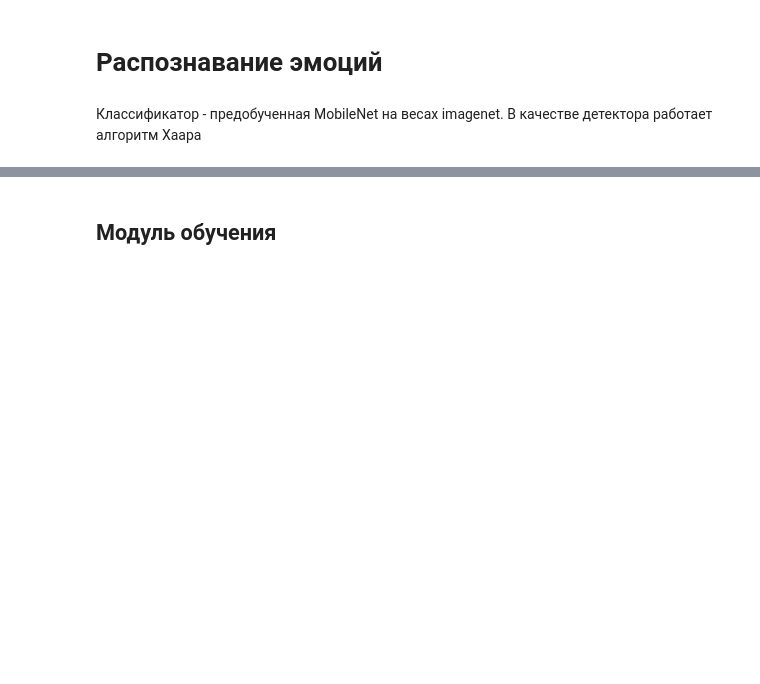
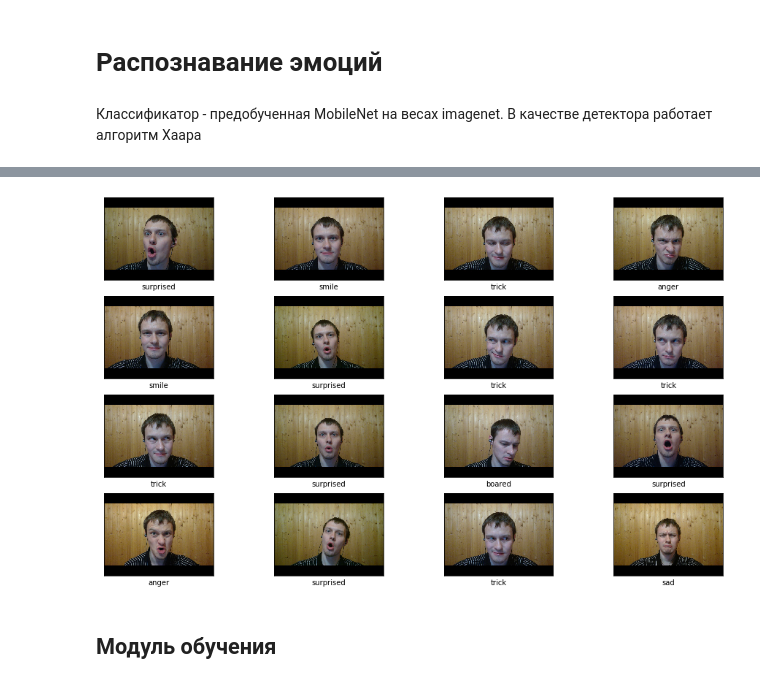
Before and after one commit to Nickel-nc/CV_Experiments, a Jupyter notebook: Face_Emotion_Detector/Face_Emotion_detector.ipynb, the cells around one changed output, grey strips where cells are left out. Cells and saved outputs as stored; diff of their text form; code cells hidden in the pictures; blank space fills up the shorter version.

```diff
--- a/Face_Emotion_Detector/Face_Emotion_detector.ipynb
+++ b/Face_Emotion_Detector/Face_Emotion_detector.ipynb
@@ -45,12 +53,16 @@ CLASS_DICT = {"1": "smile",
 num_classes = len(CLASS_DICT)
 # %%
 # Список изображений в датасете
-def get_filenames_list(classes, path):
+def get_filenames_list(classes, path, mode='train'):
     dataset = []
-    for cls in classes:
-        print('Processing class: {}'.format(cls))
-        for fpath in glob.glob(os.path.join(path, cls, '*.jpg')):
-            cls_idx = classes.index(cls)
-            dataset.append((fpath, cls_idx))
+    if mode == 'train':
+        for cls in classes:
+            print('Processing class: {}'.format(cls))
+            for fpath in glob.glob(os.path.join(path, cls, '*.jpg')):
+                cls_idx = classes.index(cls)
+                dataset.append((fpath, cls_idx))
+    else:
+        for fpath in glob.glob(os.path.join(path, '*.jpg')):
+            dataset.append(fpath)
     print('Done')
     return dataset
@@ -74,0 +69,6 @@ Done
+# %%
+train_samples = get_filenames_list(class_labels, TRAIN_DATA_PATH)
+val_samples = get_filenames_list(class_labels, VALIDATION_DATA_PATH)
+
+n_train_samples = len(train_samples)
+n_val_samples = len(val_samples)
@@ -75,3 +95,28 @@ Done
+# %%
+# Принимает на вход список файлов, выводит матрицу изображений с метками с заданным размером
+def plot_images_grid(data, n, mode='train'):
+    samples = random.sample(data, n)
+#     img_samples list(zip(*samples))[0]
+#     label_samples list(zip(*samples))[0]
+
+    plt.figure(figsize=(16,12))
+
+    # В данном датасете [0] элементом являются метки класса, [1] - само изображение
+    for i, sample in enumerate(samples):
+        plt.subplot(sq(n)+1,sq(n),i+1)
+        plt.xticks([])
+        plt.yticks([])
+        plt.grid(False)
+        if mode == 'train':
+            plt.imshow(mpimg.imread(sample[0]))
+            plt.xlabel(class_labels[sample[1]])
+        else:
+            plt.imshow(mpimg.imread(sample))
+    plt.show()
+# %%
+plot_images_grid(train_samples, 16)
+# %% [output]
+[figure, added]
 # %% [markdown]
 ## Модуль обучения
 # %% [markdown]
```
Also changed, not shown: parts of 10 cells of this notebook.
